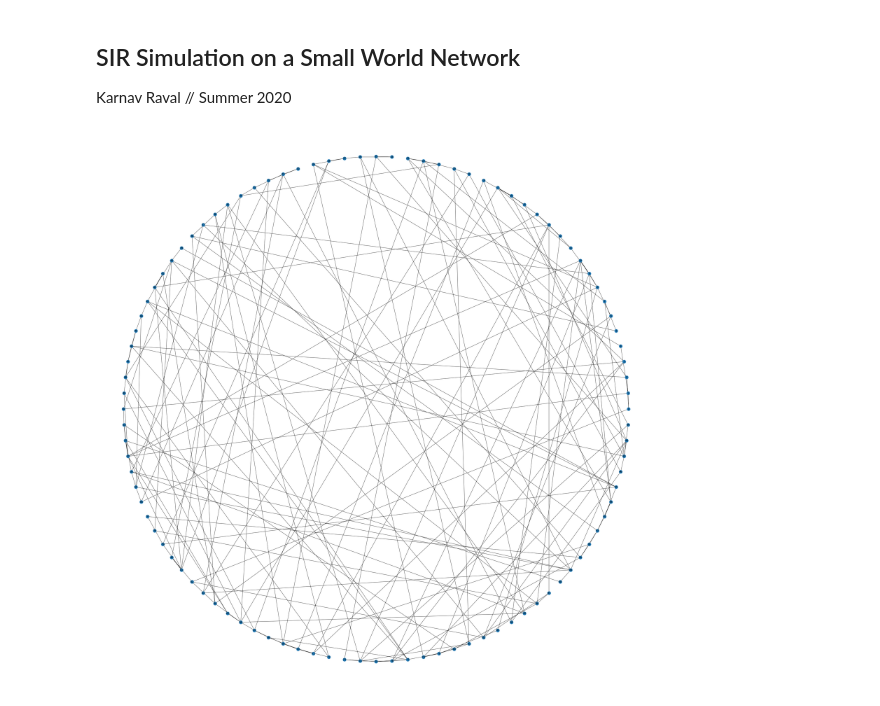
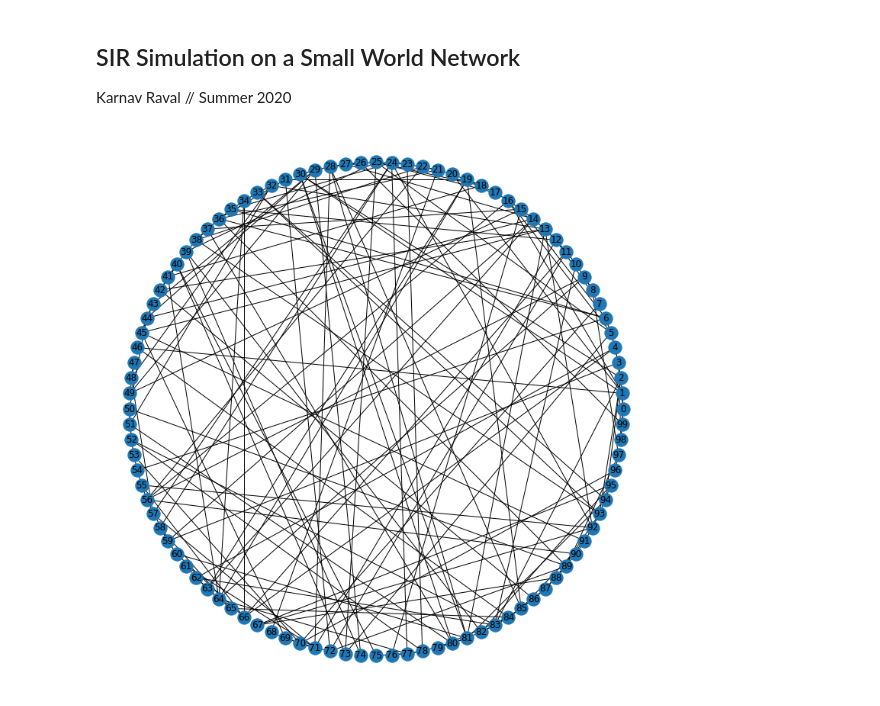
Before and after one commit to karnavr/NetworkModel, a Jupyter notebook: SIR_SmallWorldNetwork.ipynb, the cells around one changed output. Cells and saved outputs as stored; diff of their text form; code cells hidden in the pictures.

```diff
--- a/SIR_SmallWorldNetwork.ipynb
+++ b/SIR_SmallWorldNetwork.ipynb
@@ -10,10 +11,10 @@ import random
 # %%
 g=nx.watts_strogatz_graph(n=100, k=4, p=0.6)
 
-plt.figure(figsize=(40,40))
+plt.figure(figsize=(10,10))
 nx.draw_circular(g, with_labels = True)
 # %% [output]
-[figure, old version]
+[figure, new version]
 # %%
 E = g.number_of_edges()
 
```
Also changed, not shown: parts of 3 cells of this notebook.
